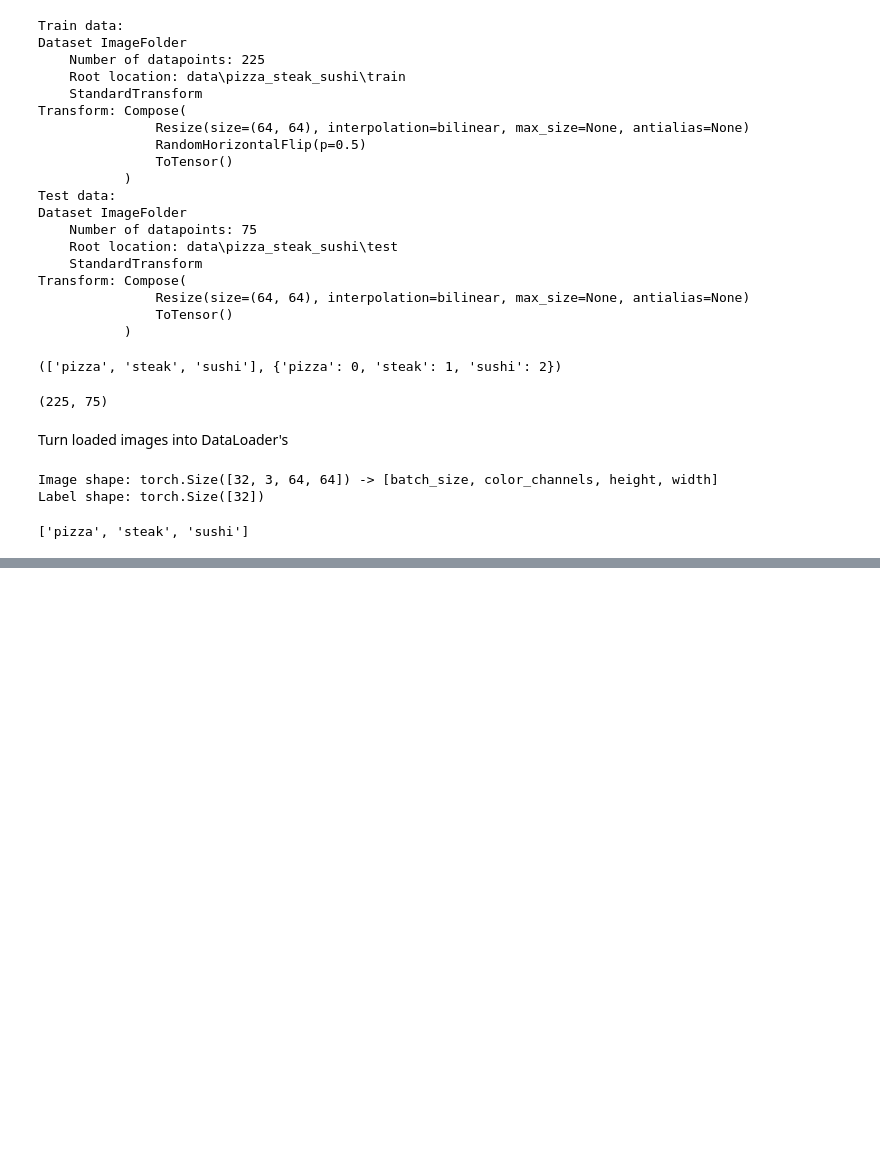
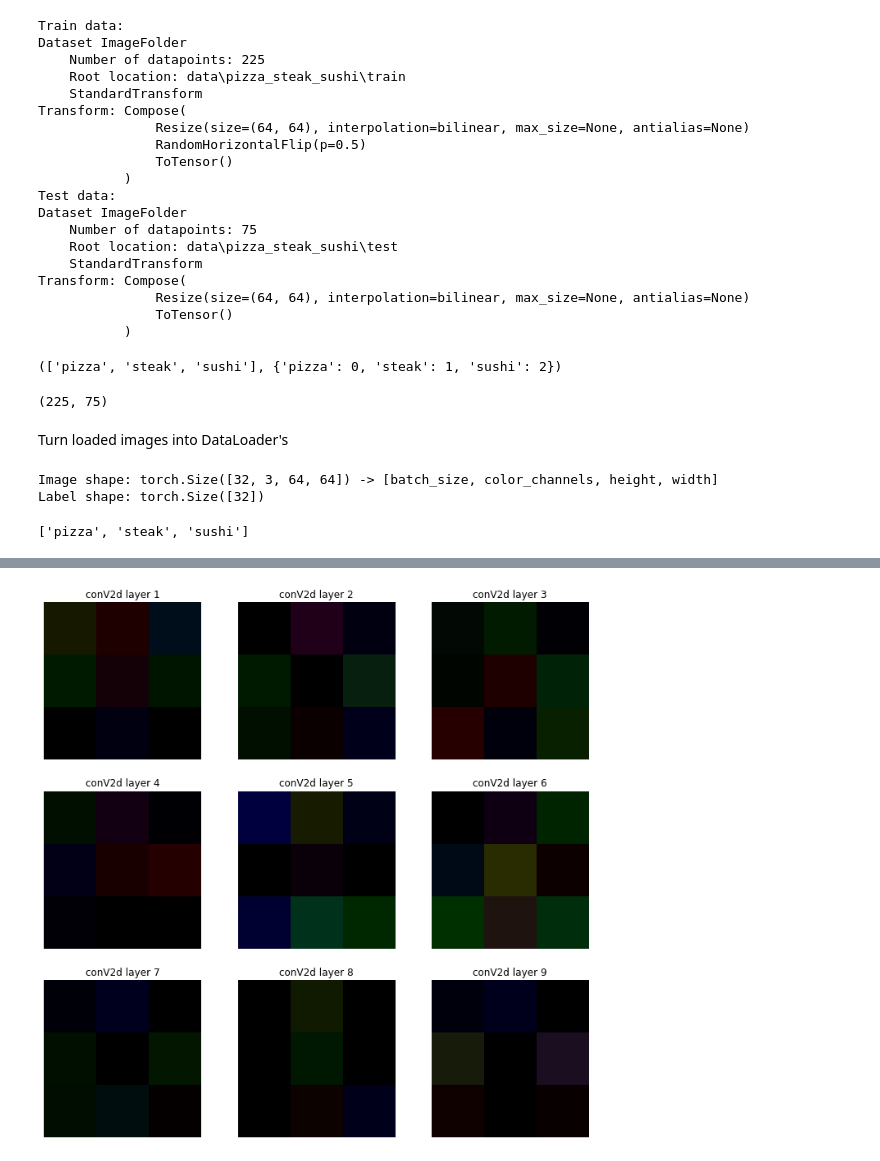
Before and after one commit to NickyAlan/pytorch_22, a Jupyter notebook: 04_pytorch_custom_dataset.ipynb, the cells around one changed output, grey strips where cells are left out. Saved outputs shown, nothing was run; the diff lists cells and outputs as text; code cells hidden in the pictures; blank space fills up the shorter version.

Commit message:
trained model

```diff
--- a/04_pytorch_custom_dataset.ipynb
+++ b/04_pytorch_custom_dataset.ipynb
@@ -263,0 +379,21 @@ https://www.learnpytorch.io/04_pytorch_custom_datasets/#75-create-train-test-loo
+# %%
+from timeit import default_timer as timer
+
+# Set random seeds
+torch.manual_seed(42)
+torch.cuda.manual_seed(42)
+
+NUM_EPOCHS = 10
+
+model_0 = TinyVGG(input_shape=3, hidden_units=10, output_shape=3).to(device)
+
+# Setup loss function and optimizer
+loss_fn = nn.CrossEntropyLoss()
+optimizer = torch.optim.Adam(params=model_0.parameters(), lr=0.003)
+
+start_time = timer()
+
+model_0_result = train_model(model_0, train_dataloader, test_dataloader, optimizer, loss_fn, epochs=NUM_EPOCHS)
+
+end_time = timer()
+print(f"Total training time: {end_time-start_time:.3f} seconds")
@@ -263,0 +412,11 @@ https://www.learnpytorch.io/04_pytorch_custom_datasets/#75-create-train-test-loo
+# %%
+plt.figure(figsize=(12,12))
+for i,conv2d_layer in enumerate( dict(model_0.state_dict())['conv_block_1.0.weight']) :
+    if i == 9 :
+        break
+    plt.subplot(3,3,i+1)
+    plt.title(f'conV2d layer {i+1}')
+    plt.imshow(conv2d_layer.relu())
+    plt.axis('off')
+# %% [output]
+[figure, added]
```
Also changed, not shown: parts of 14 cells of this notebook.
